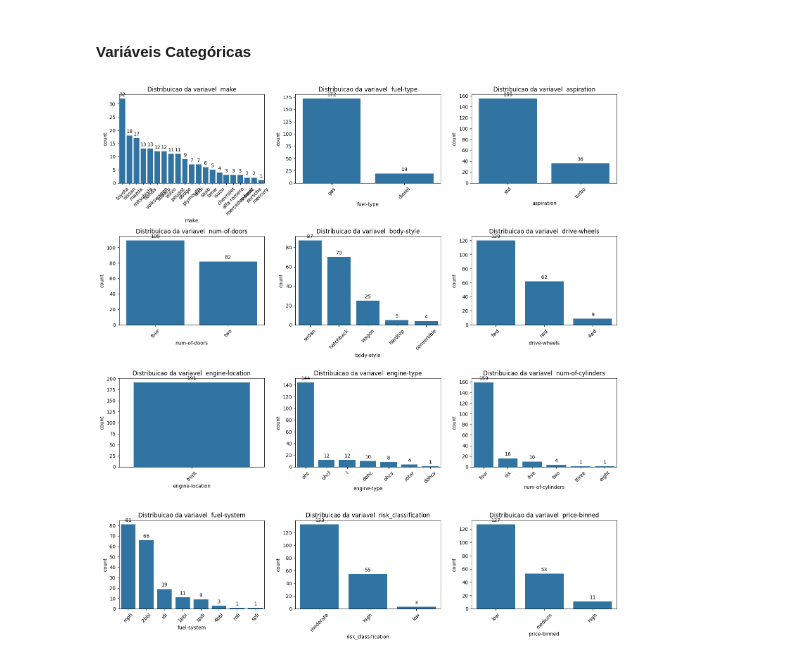
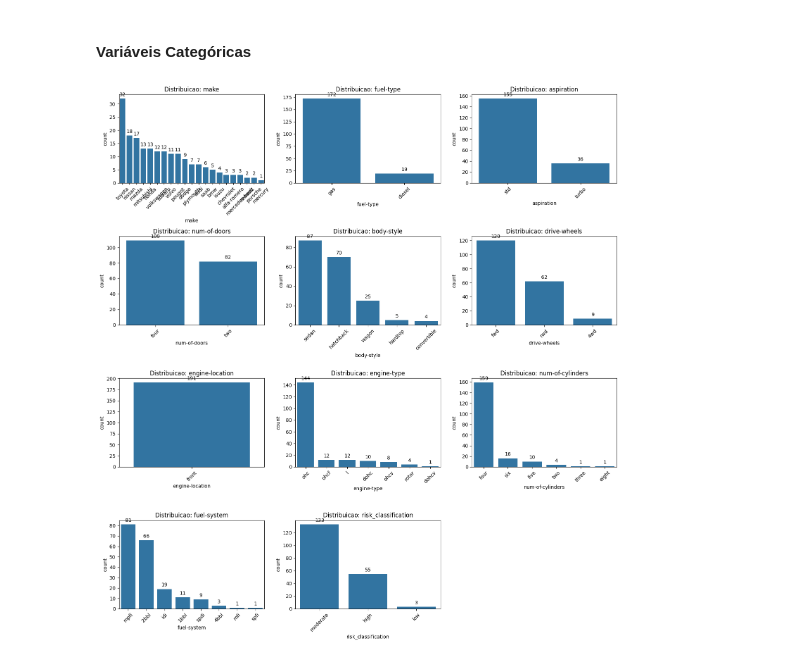
Before and after one commit to reynancs/car_price_prediction, a Jupyter notebook: notebooks/2.1-rc-eda-cleaned.ipynb, the cells around one changed output. Drawn from its saved outputs; the diff is of its cells as text; code cells hidden in the pictures.

```diff
--- a/notebooks/2.1-rc-eda-cleaned.ipynb
+++ b/notebooks/2.1-rc-eda-cleaned.ipynb
@@ -155,10 +182,9 @@ plt.savefig('../reports/figures/eda_heatmap_correlation')
 Fonte: SHIMAKURA, Silvia Emiko. Interpretação do coeficiente de correlação. LEG, UFPR,. 2006.
 # %%
 # Seleciona as variáveis preditoras com forte correlação r > 0.70
-# `avg-fuel-consumption` e `horsepower` foram classificados como correlação  moderada, ambos obtiveram seu valor de "r" igual a 0.67 e 0.64 respectivamente.
-# Entretanto o cliente pediu que considerasse estas duas variáveis de acordo com sua experiência de mercado, com isto consideramos com ~0.7 (forte)
+#pearson_coef, p_value = pearsonr(df['length'], df['price'])
 
-numeric_feature_corr_list = ['curb-weight','length','width','engine-size', 'avg-fuel-consumption','horsepower', 'price']
+numeric_feature_corr_list = ['curb-weight','length','width','engine-size','avg-fuel-consumption-kmpl','horsepower', 'price']
 
 df_corr = df[numeric_feature_corr_list]
 
@@ -166,8 +192,8 @@ for col in numeric_feature_corr_list:
     result = classificar_correlacao(x=df_corr[col], y=df['price'])
     print(f"{col} : {result}\n")
 
-
-df_corr.head()
+# NOTA: # `avg-fuel-consumption` e `horsepower` foram classificados como correlação  moderada, ambos obtiveram seu valor de "r" igual a 0.67 e 0.64 respectivamente.
+# entretanto o cliente pediu que considerasse estas duas variáveis de acordo com sua experiência de mercado, com isto consideramos com ~0.7 (forte)
 # %% [output]
 curb-weight : {'correlacao': np.float64(0.8329579461387322), 'p_valor': np.float64(1.8469932605939318e-50), 'classificacao': 'Uma correlação forte'}
 
@@ -222,13 +233,14 @@ Com esta primeira etapa, conseguimos identificar alguns padrões de consumo, o p
 # %%
 # Histograma para distribuição (em matriz de subplots)
-n = len(numeric_feature_corr_list)
+
+n = len(numeric_feature_corr_list[:-1]) #exclui a última posição `price`
 cols = 3  # número de colunas da matriz de gráficos
 rows = (n + cols - 1) // cols
 
 fig, axes = plt.subplots(rows, cols, figsize=(cols*5, rows*3))
 axes = axes.flatten()
 
-for i, col in enumerate(numeric_feature_corr_list):
+for i, col in enumerate(numeric_feature_corr_list[:-1]):
     sns.histplot(df[col], kde=True, bins=30, ax=axes[i])
     axes[i].set_title(f'Distribuição - {col}')
     axes[i].set_xlabel(col)
@@ -259,25 +269,36 @@ rows = (n + cols - 1) // cols
+# %%
+# Seleciona as variáveis categóricas ´object´ em lista
+categorical_features_list = df.select_dtypes(include=['object']).columns.to_list()
+
+# Remove a última coluna derivada do preço `price-binned`
+categorical_features_list.pop(-1)
 # %%
+# Distribuição de frequência Absoluta
+
+n = len(categorical_features_list)
+cols = 3
+rows = (n + cols - 1) // cols
+
 fig, axes = plt.subplots(rows, cols, figsize=(cols*5, rows*4))
 axes = axes.flatten()
 
-for i, col in enumerate(categorical_features):
+for i, col in enumerate(categorical_features_list):
     ax=axes[i]
-    counts = df[col].value_counts(normalize=True) * 100
+    counts = df[col].value_counts()
     sns.countplot(data=df, x=col, order=df[col].value_counts().index, ax=axes[i] )
-    axes[i].set_title(f'Distribuicao da variavel  {col}')
+    axes[i].set_title(f'Distribuicao: {col}')
     axes[i].tick_params(axis='x', rotation=45)
 
         # Adiciona labels nas barras
     for p in ax.patches:
         height = p.get_height()
         ax.annotate(f'{int(height)}', (p.get_x() + p.get_width() / 2., height),
                     ha='center', va='bottom', fontsize=10, color='black', xytext=(0, 3), textcoords='offset points')
 
 for j in range(i+1, len(axes)):
     fig.delaxes(axes[j])
 
 plt.tight_layout()
 fig.savefig('../reports/figures/eda_hist_categorical')
-plt.show()
 # %% [output]
-[figure, old version]
+[figure, new version]
```
Also changed, not shown: parts of 20 cells of this notebook, 11 other files.
